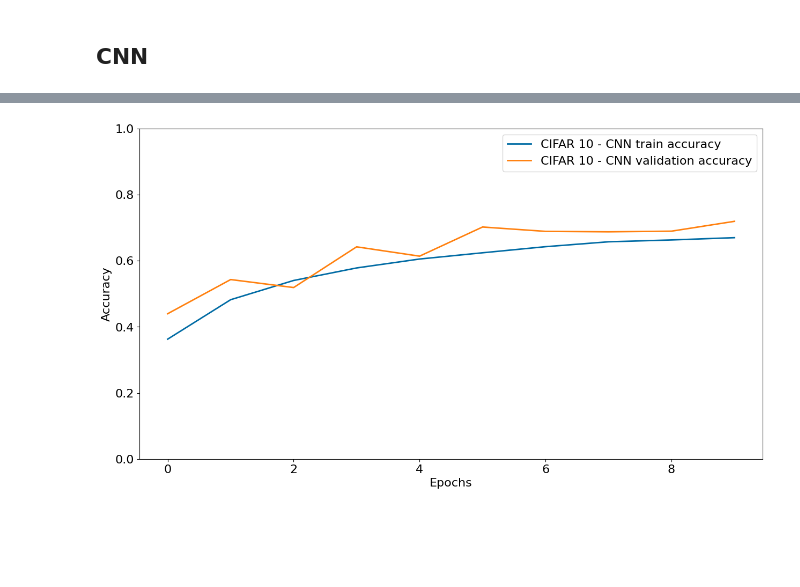
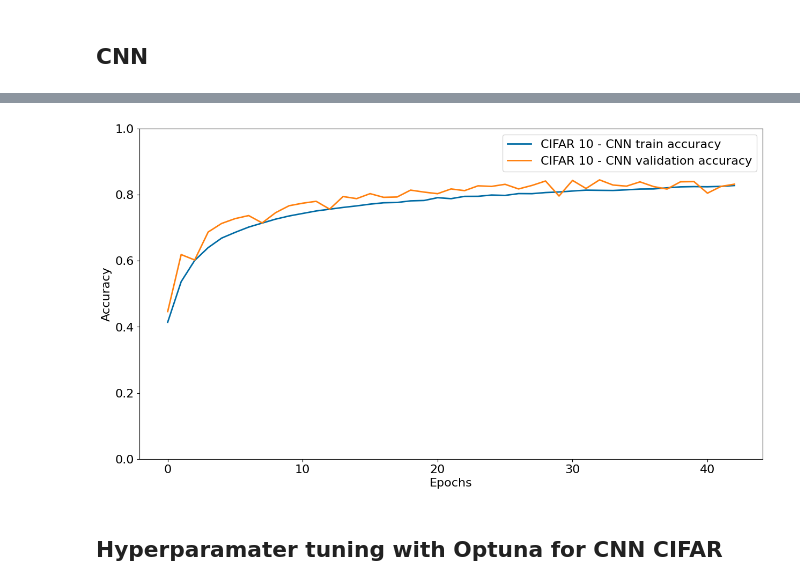
Before and after one commit to etheleigh/Deep-Learning-Project-1---MLPs-and-CNN-for-image-classification, a Jupyter notebook: notebook.ipynb, the cells around one changed output, grey strips where cells are left out. Drawn from its saved outputs; the diff is of its cells as text; code cells hidden in the pictures; blank space fills up the shorter version.

```diff
--- a/notebook.ipynb
+++ b/notebook.ipynb
@@ -998,12 +972,12 @@ best_params
 # %%
 # Load CIFAR-10 dataset
-(train_images, train_labels), (test_images, test_labels) = tf.keras.datasets.cifar10.load_data()
+(train_images_cifar10, train_labels_cifar10), (test_images_cifar10, test_labels_cifar10) = tf.keras.datasets.cifar10.load_data()
 
 # Print shapes of the loaded data
-print("Training images shape:", train_images.shape)
-print("Training labels shape:", train_labels.shape)
-print("Testing images shape:", test_images.shape)
-print("Testing labels shape:", test_labels.shape)
+print("Training images shape:", train_images_cifar10.shape)
+print("Training labels shape:", train_labels_cifar10.shape)
+print("Testing images shape:", test_images_cifar10.shape)
+print("Testing labels shape:", test_labels_cifar10.shape)
 
 # Define class names
 class_names = ['airplane', 'automobile', 'bird', 'cat', 'deer', 'dog', 'frog', 'horse', 'ship', 'truck']
@@ -1011,10 +985,10 @@ class_names = ['airplane', 'automobile', 'bird', 'cat', 'deer', 'dog', 'frog', '
 # Plot 10 random examples with their labels
 plt.figure(figsize=(10, 5))
 for i in range(10):
-    idx = np.random.randint(0, train_images.shape[0])
+    idx = np.random.randint(0, train_images_cifar10.shape[0])
     plt.subplot(2, 5, i+1)
-    plt.imshow(train_images[idx])
-    plt.title(class_names[train_labels[idx][0]])
+    plt.imshow(train_images_cifar10[idx])
+    plt.title(class_names[train_labels_cifar10[idx][0]])
     plt.axis('off')
 plt.show()
 # %% [output]
@@ -1271,11 +1261,9 @@ for model_file, evaluation_result in sorted_results.items():
 # %%
 # Load and preprocess CIFAR-10 data
-X_train = train_images.reshape(50000, 32,32,3)/255
-X_test = test_images.reshape(10000, 32,32,3)/255
-
+X_train_cnn_cifar10 = train_images_cifar10.reshape(50000, 32,32,3)/255
+X_test_cnn_cifar10 = test_images_cifar10.reshape(10000, 32,32,3)/255
 input_shape = (32,32,3) # 3 channel2 and 32x32 size
-
-X_train = X_train.astype('float32')
-X_test = X_test.astype('float32')
-Y_train = to_categorical(train_labels, num_classes=10)
-Y_test = to_categorical(test_labels, num_classes=10)
+X_train_cnn_cifar10 = X_train_cnn_cifar10.astype('float32')
+X_test_cnn_cifar10 = X_test_cnn_cifar10.astype('float32')
+Y_train_cnn_cifar10 = to_categorical(train_labels_cifar10, num_classes=10)
+Y_test_cnn_cifar10 = to_categorical(test_labels_cifar10, num_classes=10)
@@ -1442,17 +1432,17 @@ optimizer = Adam() #standard learning rate
 optimizer = mp.LossScaleOptimizer(optimizer)
 
 model_path="cnn_cifar10"
-run_name="batch64+dropout02+3conv+BatchNorm+18filters+1Dense_"
+run_name="batch64+dropout02+3conv+BatchNorm+32filters+DataAug_"
 
 # CNN
 cnn_model_cifar10, cnn_hs_cifar10 = train_model_cnn_cifar10(
-    train_data=X_train,
-    train_labels=Y_train,
+    train_data=X_train_cnn_cifar10,
+    train_labels=Y_train_cnn_cifar10,
     optimizer=optimizer,
-    epochs=10,
+    epochs=100,
     batch_size=64,
     data_augmentation=True,
-    num_filters=18,
+    num_filters=32,
     conv_layers=3,
     conv_activation='gelu',
     conv_dropout=True,
@@ -1536,5 +1521,5 @@ cnn_model_cifar10.evaluate(X_test, Y_test, verbose=1)
 # %%
-#cnn_model_cifar10.evaluate(X_test, Y_test, verbose=1)
+cnn_model_cifar10.evaluate(X_test_cnn_cifar10, Y_test_cnn_cifar10, verbose=1)
 
 plot_history(hs={'CIFAR 10 - CNN': cnn_hs_cifar10}, metric='accuracy')
 
@@ -1543,2 +1529,2 @@ clean_up(cnn_model_cifar10)
-[figure, old version]
+[figure, new version]
 # %%
@@ -1564,0 +1533,2 @@ clean_up(cnn_model_cifar10)
+# %% [markdown]
+## Hyperparamater tuning with Optuna for CNN CIFAR
```
Also changed, not shown: parts of 54 cells of this notebook.
